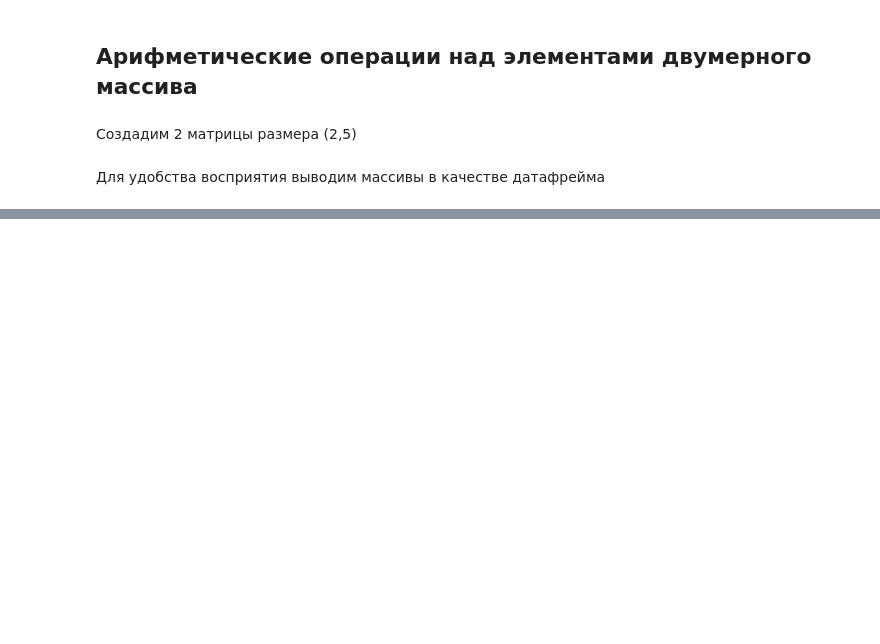
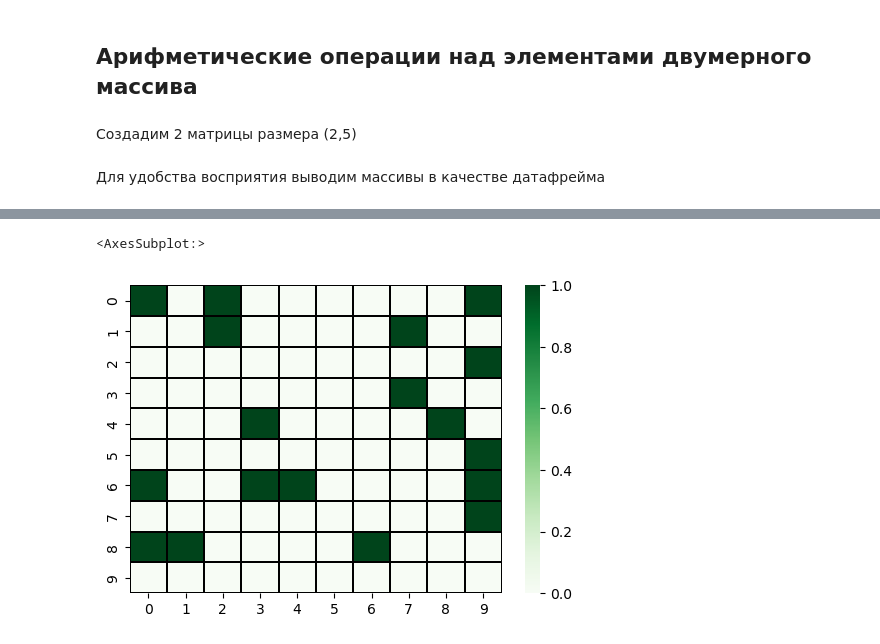
Before and after one commit to barbak11/AI_tools, a Jupyter notebook: Lab_1_numpy/Lab1_numpy.ipynb, the cells around one changed output, grey strips where cells are left out. Cells and saved outputs as stored; diff of their text form; code cells hidden in the pictures; blank space fills up the shorter version.

```diff
--- a/Lab_1_numpy/Lab1_numpy.ipynb
+++ b/Lab_1_numpy/Lab1_numpy.ipynb
@@ -190,0 +214,24 @@ pd.DataFrame(multipl_matrix)
+# %%
+def create_base_field(n, m):
+    """Создание первого поколения"""
+
+    field = np.zeros((n,m))
+
+    # Вероятность появления живой клетки
+    threshold = 0.2
+
+    # Создаем базовую матрицу первого поколения
+    for row in range(1, field.shape[0]-1):
+        for col in range(1, field.shape[1]-1):
+            probability = np.random.rand()
+
+            if probability < threshold:
+                field[row][col] = 1
+
+    return field
+# %%
+field_rows = 12
+field_cols = 12
+# %%
+# Первое поколение
+base_field = create_base_field(field_rows, field_cols)
@@ -190,0 +240,6 @@ pd.DataFrame(multipl_matrix)
+# %%
+def create_heatmap(array):
+    """Тепловая карта поля игры"""
+
+    heatmap = sns.heatmap(array[1:-1,1:-1], cmap = 'Greens', linewidths = 0.25, linecolor = 'black')
+    return heatmap
@@ -190,0 +361,6 @@ pd.DataFrame(multipl_matrix)
+# %%
+# Первое поколение
+create_heatmap(base_field)
+# %% [output]
+<AxesSubplot:>
+[figure, added]
```
Also changed, not shown: parts of 38 cells of this notebook, 1 other file.
